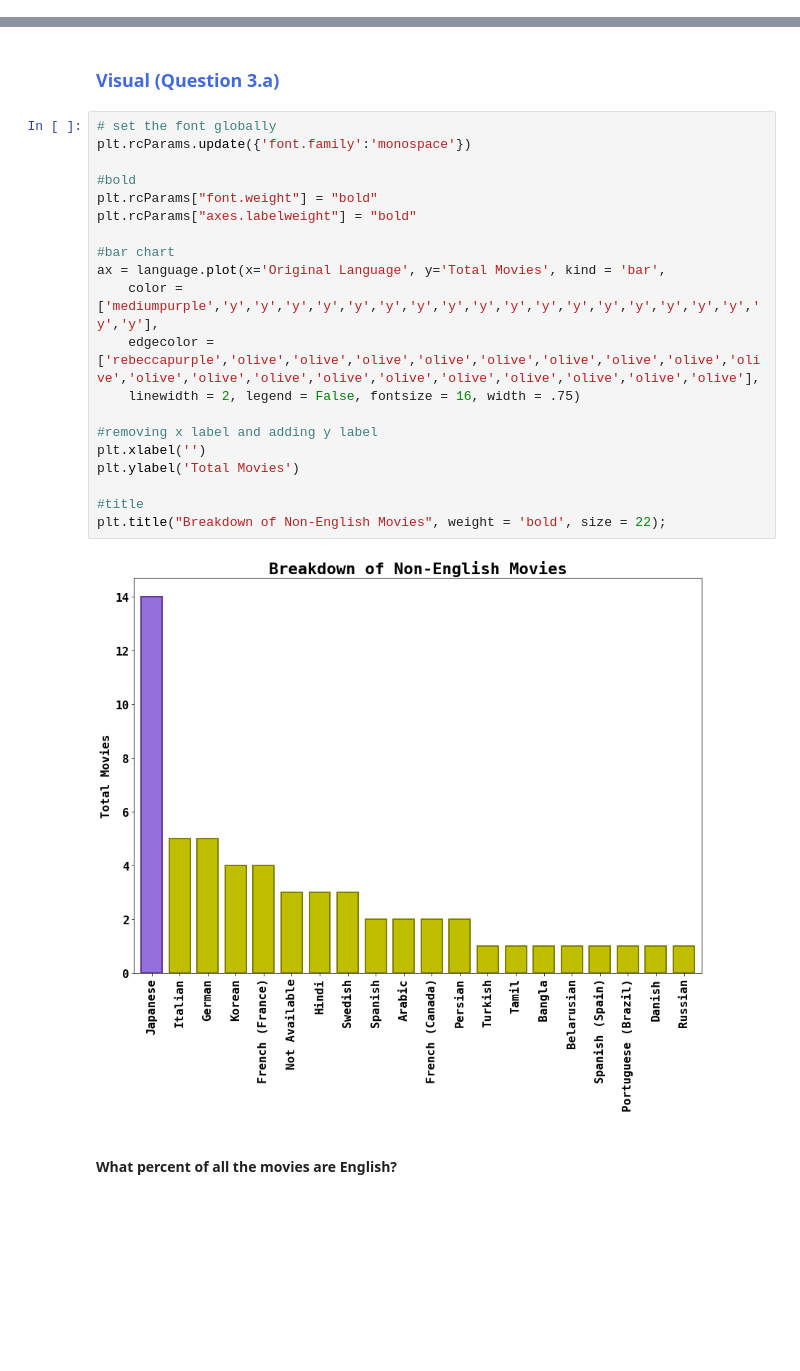
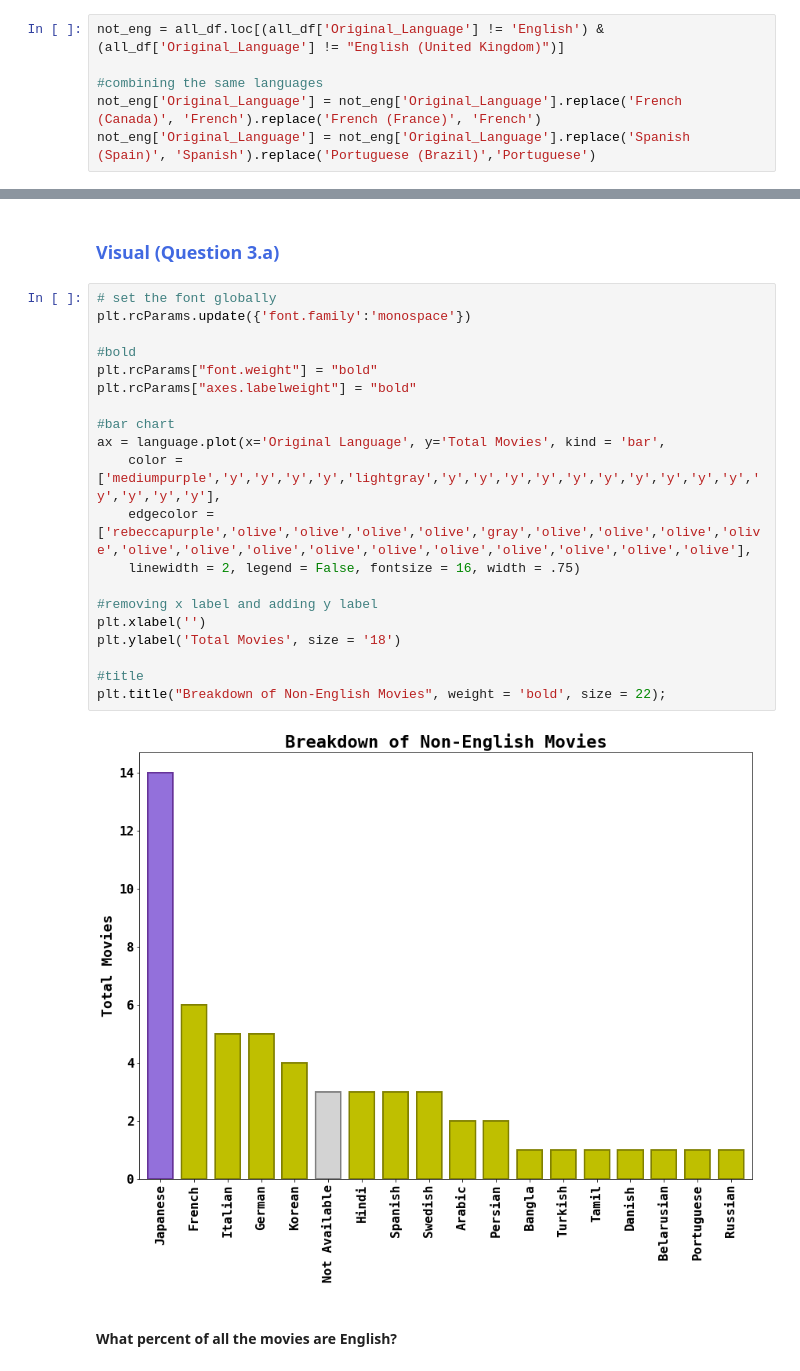
Before and after one commit to HannahSolima/Capstone, a Jupyter notebook: Notebooks/Analysis.ipynb, the cells around one changed output, grey strips where cells are left out. Saved outputs shown, nothing was run; the diff lists cells and outputs as text; blank space fills up the shorter version.

```diff
--- a/Notebooks/Analysis.ipynb
+++ b/Notebooks/Analysis.ipynb
@@ -131,3 +133,9 @@ plt.legend(["Rotten Tomatoes", "IMDb"], ncol=1, loc="upper left", bbox_to_anchor
 ## Question 3: For non-English movies, which group, US or non-US Users, tended to leave more reviews?
 # %% [markdown]
 #### How many of the movies' original language was not English?
+# %%
+not_eng = all_df.loc[(all_df['Original_Language'] != 'English') & (all_df['Original_Language'] != "English (United Kingdom)")]
+
+#combining the same languages
+not_eng['Original_Language'] = not_eng['Original_Language'].replace('French (Canada)', 'French').replace('French (France)', 'French')
+not_eng['Original_Language'] = not_eng['Original_Language'].replace('Spanish (Spain)', 'Spanish').replace('Portuguese (Brazil)','Portuguese')
@@ -161,25 +180,25 @@ language
 # %%
 # set the font globally
 plt.rcParams.update({'font.family':'monospace'})
 
 #bold
 plt.rcParams["font.weight"] = "bold"
 plt.rcParams["axes.labelweight"] = "bold"
 
 #bar chart
 ax = language.plot(x='Original Language', y='Total Movies', kind = 'bar',
-    color = ['mediumpurple','y','y','y','y','y','y','y','y','y','y','y','y','y','y','y','y','y','y','y'],
-    edgecolor = ['rebeccapurple','olive','olive','olive','olive','olive','olive','olive','olive','olive','olive','olive','olive','olive','olive','olive','olive','olive','olive','olive'],
+    color = ['mediumpurple','y','y','y','y','lightgray','y','y','y','y','y','y','y','y','y','y','y','y','y','y'],
+    edgecolor = ['rebeccapurple','olive','olive','olive','olive','gray','olive','olive','olive','olive','olive','olive','olive','olive','olive','olive','olive','olive','olive','olive'],
     linewidth = 2, legend = False, fontsize = 16, width = .75)
 
 #removing x label and adding y label
 plt.xlabel('')
-plt.ylabel('Total Movies')
+plt.ylabel('Total Movies', size = '18')
 
 #title
 plt.title("Breakdown of Non-English Movies", weight = 'bold', size = 22);
 # %% [output]
-[figure, old version]
+[figure, new version]
 # %% [markdown]
 #### What percent of all the movies are English?
 # %%
```
Also changed, not shown: parts of 16 cells of this notebook.
